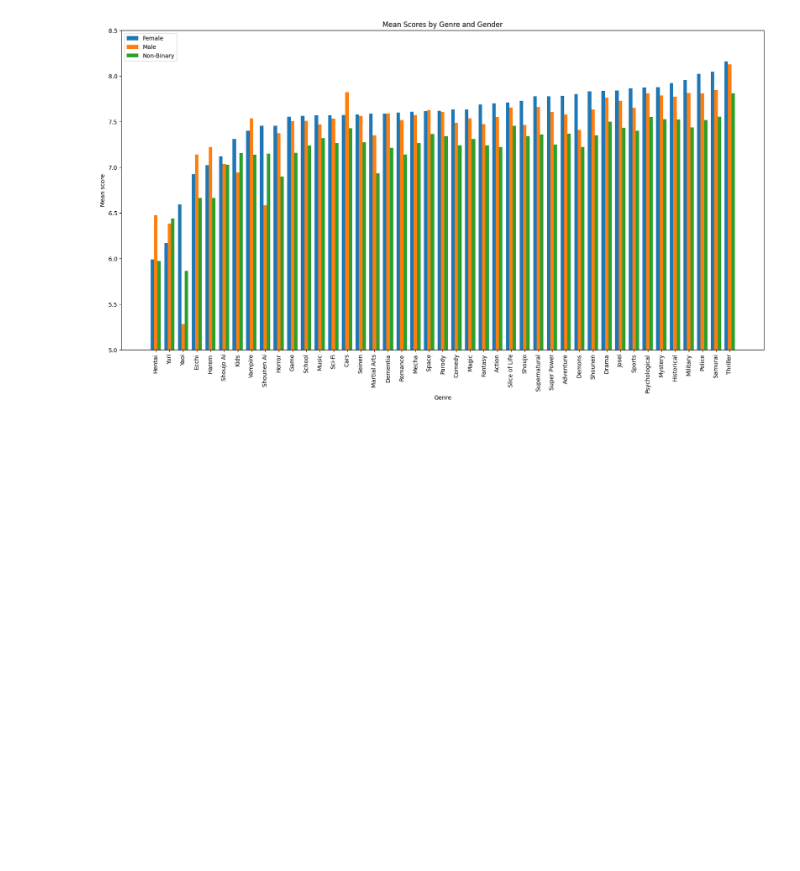
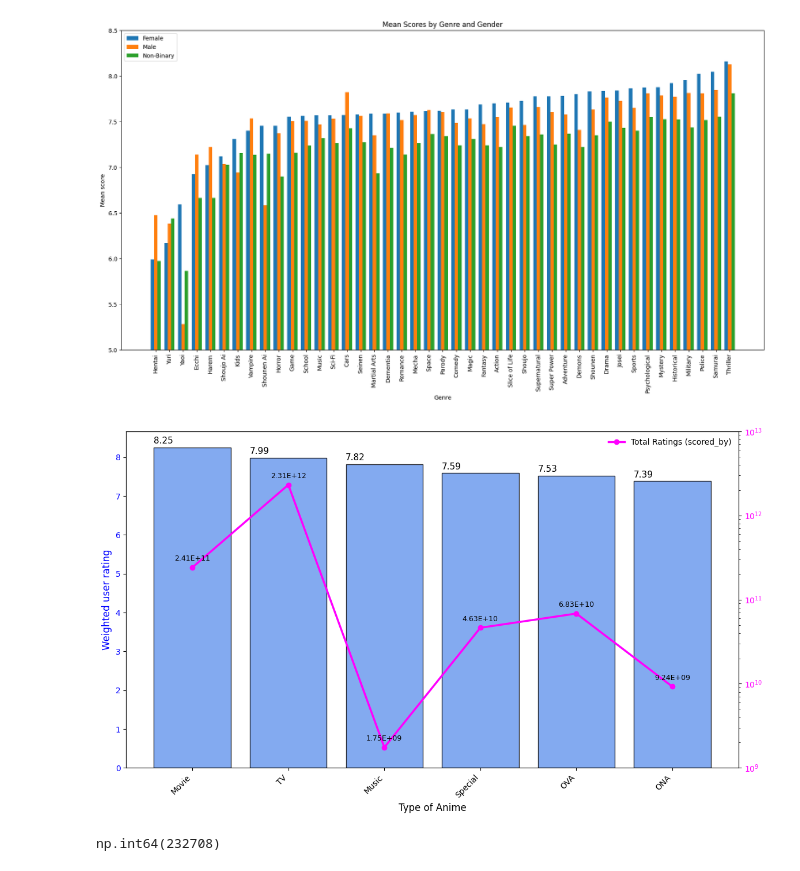
Before and after one commit to Rxsengxn/examine-anime-dataset, a Jupyter notebook: selge.ipynb, the cells around one changed output. Drawn from its saved outputs; the diff is of its cells as text; code cells hidden in the pictures; blank space fills up the shorter version.

Commit message:
added klassen graph

```diff
--- a/selge.ipynb
+++ b/selge.ipynb
@@ -119,6 +119,8 @@ Text(0.5, 0, 'Genre')
 import numpy as np
 
 import matplotlib.pyplot as plt
+
+plt.style.use('default')  # Use default light mode style
 
 plt.figure(figsize=(20, 10))
 ax = plt.subplot(111)
@@ -223,3 +225,61 @@ cbar = plt.gcf().get_axes()[1]
 cbar.invert_yaxis()
 cbar.set_ylabel("Popularity rank")
 z.sort_values("total", ascending=False)
+# %%
+type_scores_correlation = df.groupby('type').apply(
+    lambda x: (x['my_score'] * x["scored_by"]).sum() / x['scored_by'].sum(), include_groups=False
+).sort_values(ascending=False)
+
+type_ratings = df.groupby('type')['scored_by'].sum()
+#print(f"type_ratings: {type_ratings[:5]}")
+
+fig, ax1 = plt.subplots(figsize=(14, 7))
+
+plt.ticklabel_format(style='sci', axis='y', scilimits=(0,0))
+
+
+bars = ax1.bar(type_scores_correlation.index, type_scores_correlation,
+               color='cornflowerblue', alpha=0.8, label='Weighted My Score', edgecolor='black')
+ax1.set_xlabel('Type of Anime', fontsize=12)
+ax1.set_ylabel('Weighted user rating', color='blue', fontsize=12)
+ax1.tick_params(axis='y', labelcolor='blue', labelsize=10)
+ax1.set_xticks(type_scores_correlation.index)
+ax1.set_xticklabels(type_scores_correlation.index, rotation=45, ha='right', fontsize=10)
+
+
+for bar in bars:
+    ax1.text(bar.get_x() + 0.2, bar.get_height() + 0.05,
+             f'{bar.get_height():.2f}', ha='right', va='bottom', fontsize=11, color='black')
+
+# Line plot for Total Ratings
+ax2 = ax1.twinx()
+line, = ax2.plot(type_ratings[type_scores_correlation.index],
+                 color='magenta', marker='o', label='Total Ratings (scored_by)', linewidth=2.5)
+
+#ax2.set_ylabel('Total Ratings', color='magenta', fontsize=12)
+ax2.set_yscale('log')
+ax2.set_yticks([1e9, 1e10, 1e11, 1e12, 1e13])
+ax2.tick_params(axis='y', labelcolor='magenta', labelsize=10)
+
+
+for i, value in enumerate(type_ratings[type_scores_correlation.index]):
+    ax2.text(i, value + value * 0.2, f'{value:.2E}', color='k', ha='center', fontsize=9)
+
+
+ax2.legend(loc='upper right', frameon=False, fontsize=10)
+
+
+
+
+
+fig.tight_layout(rect=[0, 0, 0.85, 1])
+plt.subplots_adjust(right=0.8)
+
+plt.show()
+# %% [output]
+[figure, added]
+# %%
+df["scored_by"].iloc[215]
+df['my_score'].iloc[2] * df["scored_by"].iloc[2]
+# %% [output]
+np.int64(232708)
```
